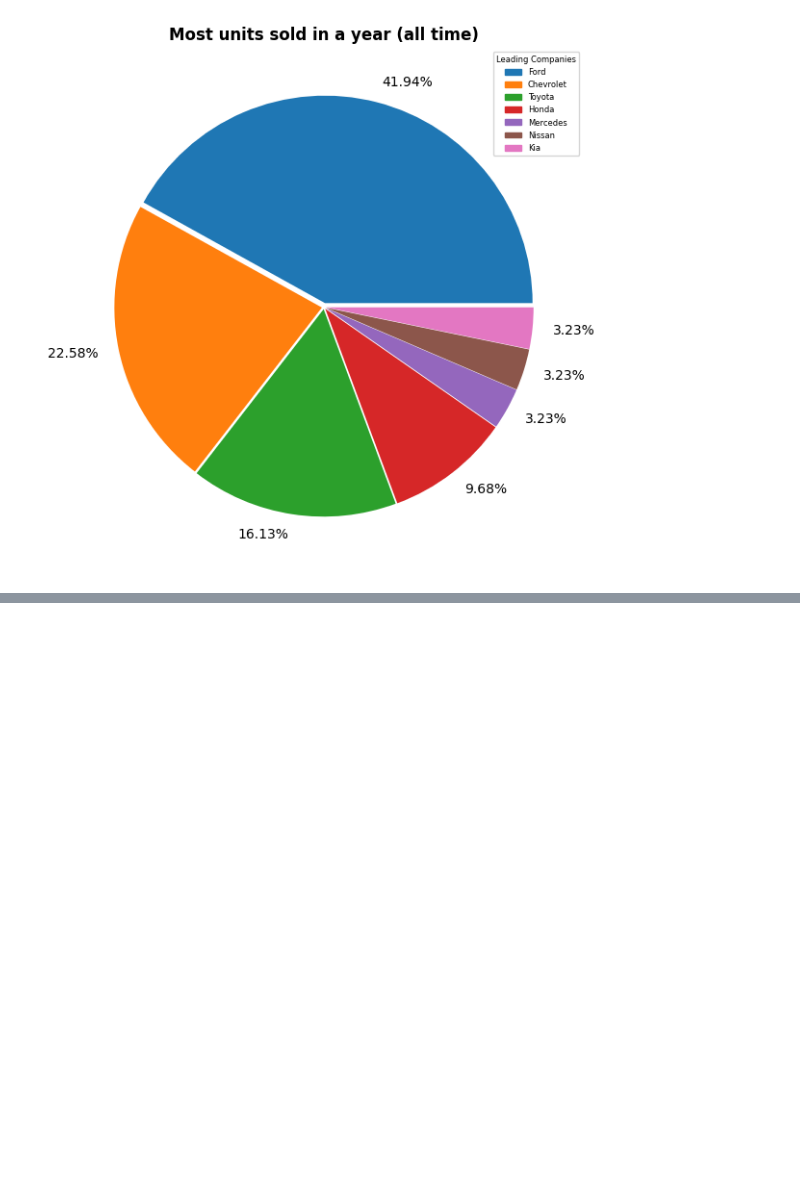
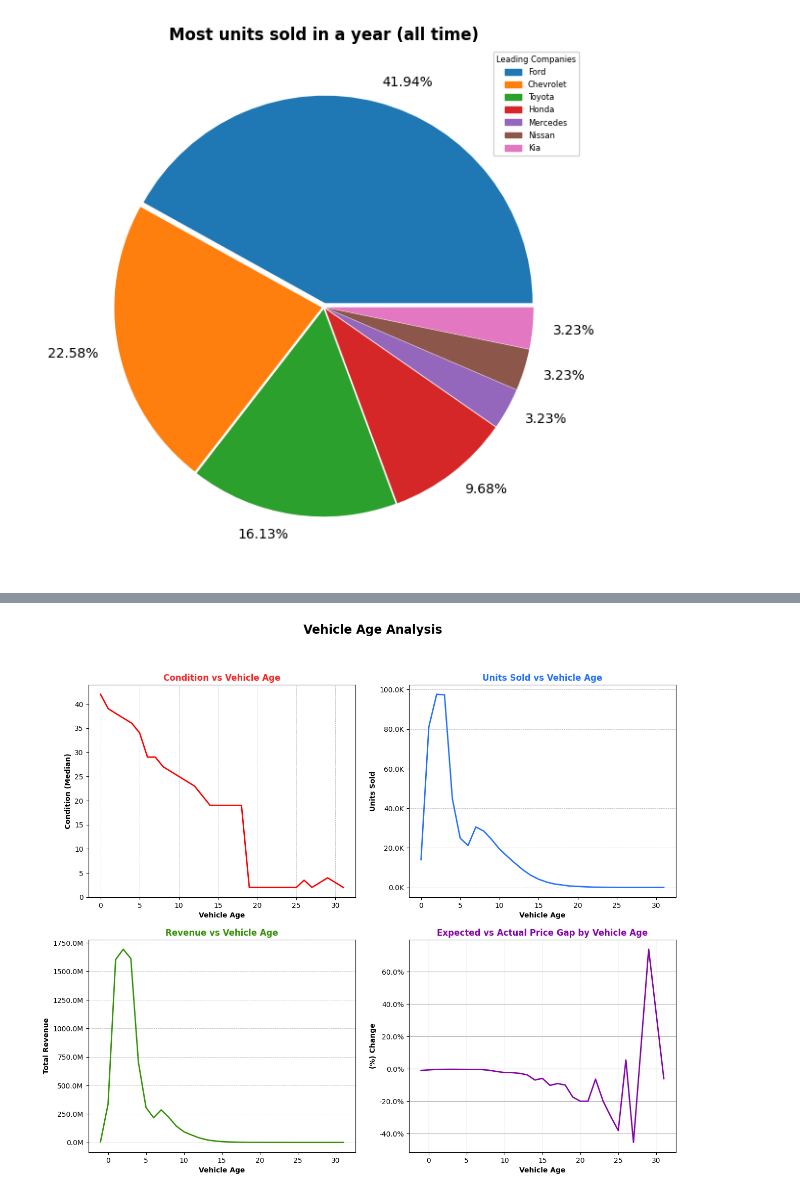
Before and after one commit to pranay-authankar/vehicle_sales_analytics, a Jupyter notebook: notebook/4_data_analysis.ipynb, the cells around one changed output, grey strips where cells are left out. Cells and saved outputs as stored; diff of their text form; code cells hidden in the pictures; blank space fills up the shorter version.

Commit message:
10-09: Added graphs, last graph is to be finished.

```diff
--- a/notebook/4_data_analysis.ipynb
+++ b/notebook/4_data_analysis.ipynb
@@ -299,0 +361,80 @@ plt.show()
+# %%
+# graph
+
+plt.figure(figsize = (15, 12))
+
+# Graph - 1
+x_axis = age_by_condition["vehicle_age"]
+y_axis = age_by_condition["condition"]
+
+plt.subplot(2, 2, 1)
+line = plt.plot(x_axis, y_axis, color = "red", linewidth = 2)
+
+plt.grid(axis = "x", linewidth = 0.5, color = "#B2B1B1", linestyle = "--")
+
+plt.xlabel("Vehicle Age", fontweight = "bold")
+plt.ylabel("Condition (Median)", fontweight = "bold")
+plt.title("Condition vs Vehicle Age", fontweight = "bold", color = "#FF2424")
+
+# Graph - 2
+x_axis = age_by_vehicle["vehicle_age"]
+y_axis = age_by_vehicle["vehicle_count"]
+
+plt.subplot(2, 2, 2)
+plt.plot(x_axis, y_axis, color = "#2471FF", linewidth = 2)
+
+plt.grid(axis = "y", linewidth = 0.5, linestyle = "--", color = "#B2B1B1")
+
+plt.gca().yaxis.set_major_formatter(
+    ticker.FuncFormatter(lambda x, pos: f"{x/1000:.1f}K")
+)
+
+plt.xlabel("Vehicle Age", fontweight = "bold")
+plt.ylabel("Units Sold", fontweight = "bold")
+plt.title("Units Sold vs Vehicle Age", fontweight = "bold", color = "#2471FF")
+
+# Graph - 3
+
+plt.subplot(2, 2, 3)
+x_axis = revenue_by_age["vehicle_age"]
+y_axis = revenue_by_age["revenue"]
+
+line = plt.plot(x_axis, y_axis, color = "#369308", linewidth = 2)
+
+plt.gca().yaxis.set_major_formatter(
+    ticker.FuncFormatter(lambda x, pos: f"{x/1000000:.1f}M")
+)
+
+plt.grid(axis = "y", linewidth = 0.5, linestyle = "--")
+
+plt.xlabel("Vehicle Age", fontweight = "bold")
+plt.ylabel("Total Revenue", fontweight = "bold")
+plt.title("Revenue vs Vehicle Age", fontweight = "bold", color = "#369308")
+
+# Graph - 4
+
+plt.subplot(2, 2, 4)
+
+x_axis = mmr_vs_sp_by_age["vehicle_age"]
+y_axis = mmr_vs_sp_by_age["change"]
+
+plt.plot(x_axis, y_axis, color = "#8406A7", linewidth = 2)
+
+plt.grid(axis = "y", linewidth = 0.8)
+plt.grid(axis = "x", linewidth = 0.2, linestyle = "--")
+
+plt.gca().yaxis.set_major_formatter(
+    ticker.FuncFormatter(lambda x, pos: f"{x}%")
+)
+
+plt.xlabel("Vehicle Age", fontweight = "bold")
+plt.ylabel("(%) Change", fontweight = "bold")
+plt.title("Expected vs Actual Price Gap by Vehicle Age", fontweight = "bold", color = "#8406A7")
+
+
+plt.suptitle("Vehicle Age Analysis", fontsize = 17, fontweight = "bold")
+
+plt.savefig("../charts/vehicle_age_analysis.png")
+plt.show()
+# %% [output]
+[figure, added]
```
Also changed, not shown: parts of 5 cells of this notebook, 4 other files.
